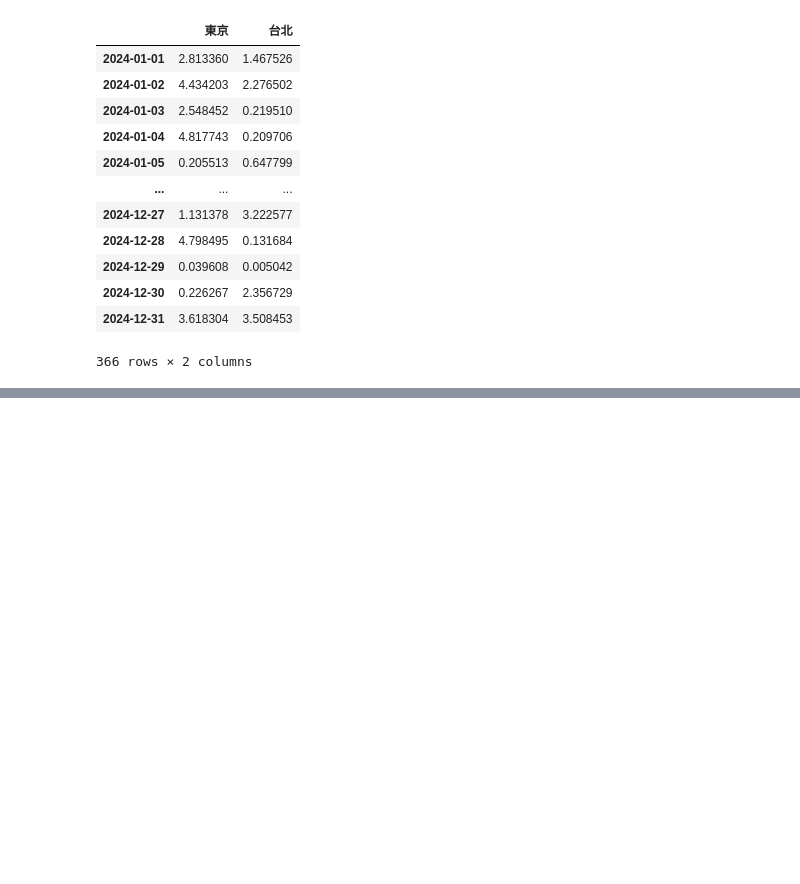
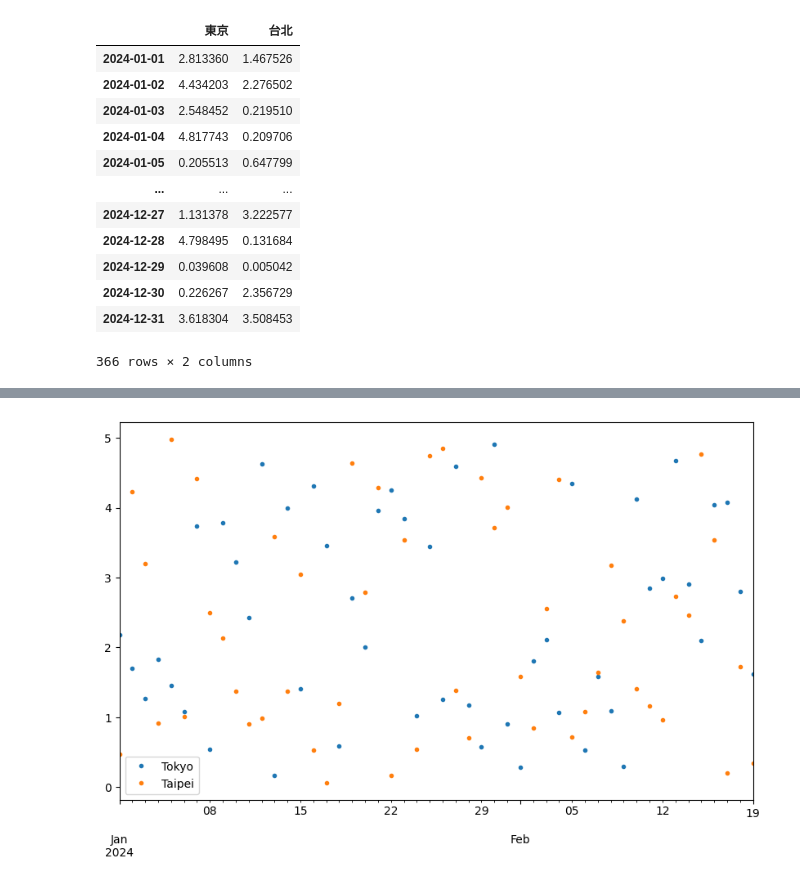
Before and after one commit to roberthsu2003/__2025_04_29_python_2_4, a Jupyter notebook: lesson17/lesson17_1.ipynb, the cells around one changed output, grey strips where cells are left out. Drawn from its saved outputs; the diff is of its cells as text; code cells hidden in the pictures; blank space fills up the shorter version.

```diff
--- a/lesson17/lesson17_1.ipynb
+++ b/lesson17/lesson17_1.ipynb
@@ -69,0 +81,8 @@ weather_df.loc['2024']
+# %%
+figure = plt.figure(figsize=(10,6))
+axes = figure.add_subplot(1,1,1)
+weather_df.plot(ax=axes,linestyle='',marker='.')
+plt.show()
+plt.close()
+# %% [output]
+[figure, added]
```
Also changed, not shown: parts of 3 cells of this notebook.
